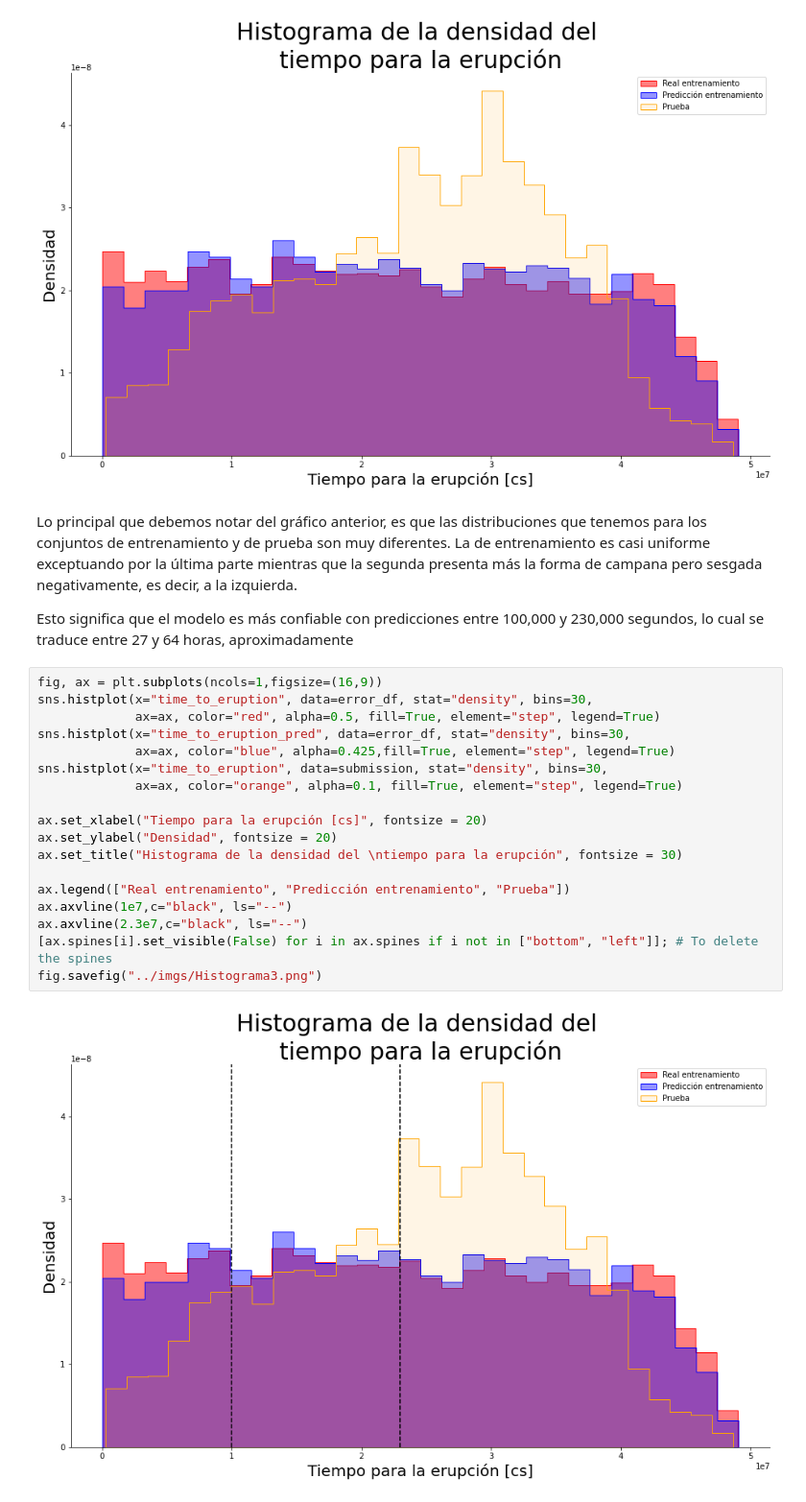
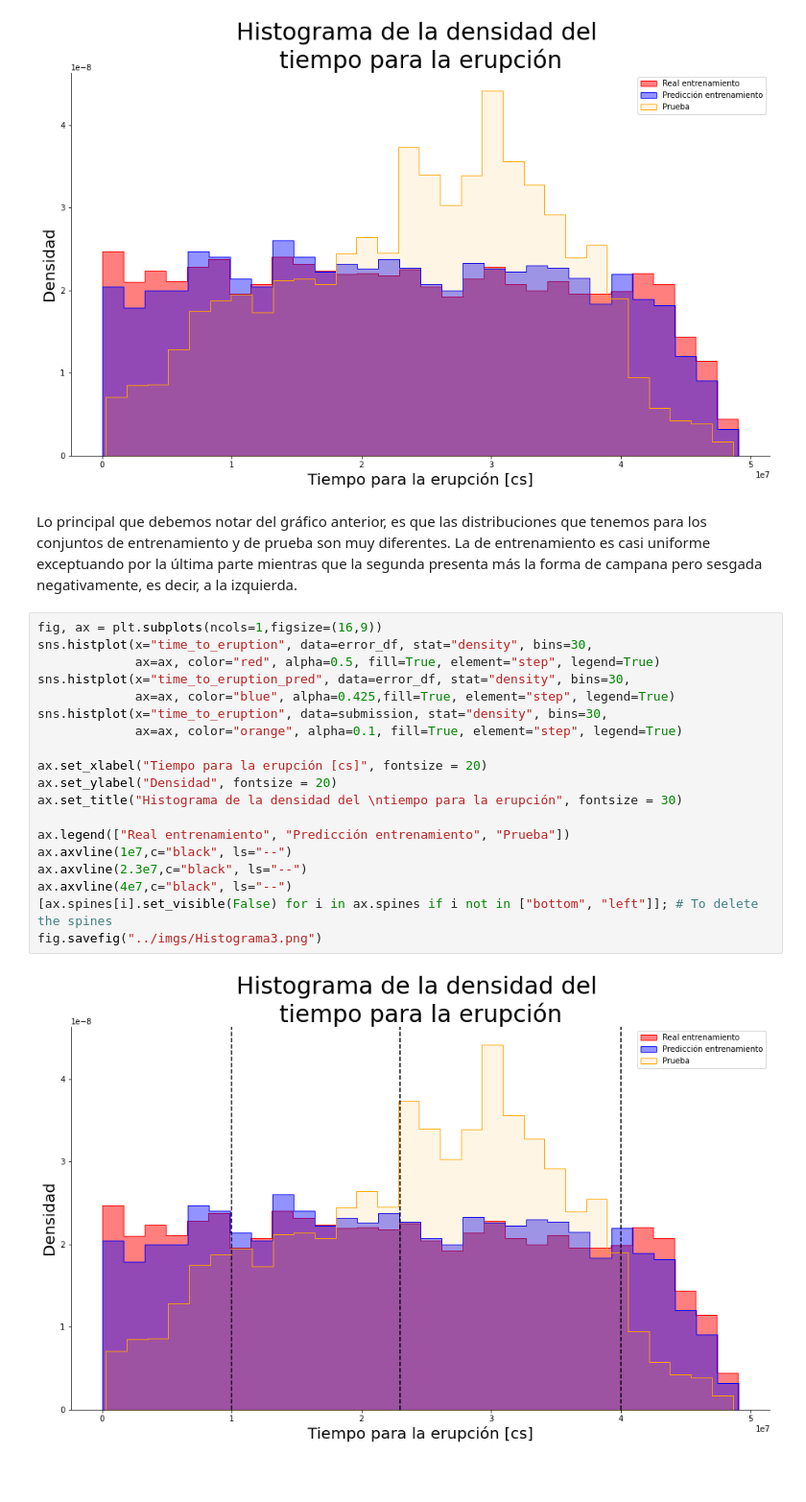
Before and after one commit to DanteBM/PronosticoErupciones, a Jupyter notebook: notebooks/NotebookMaestro.ipynb, the cells around one changed output. Shown at 96% size. Cells and saved outputs as stored; diff of their text form; blank space fills up the shorter version.

```diff
--- a/notebooks/NotebookMaestro.ipynb
+++ b/notebooks/NotebookMaestro.ipynb
@@ -1435,25 +1476,24 @@ fig.savefig("../imgs/Histograma2.png")
 [figure]
 # %% [markdown]
 Lo principal que debemos notar del gráfico anterior, es que las distribuciones que tenemos para los conjuntos de entrenamiento y de prueba son muy diferentes. La de entrenamiento es casi uniforme exceptuando por la última parte mientras que la segunda presenta más la forma de campana pero sesgada negativamente, es decir, a la izquierda.
-
-Esto significa que el modelo es más confiable con predicciones entre 100,000 y 230,000 segundos, lo cual se traduce entre 27 y 64 horas, aproximadamente
 # %%
 fig, ax = plt.subplots(ncols=1,figsize=(16,9))
 sns.histplot(x="time_to_eruption", data=error_df, stat="density", bins=30,
              ax=ax, color="red", alpha=0.5, fill=True, element="step", legend=True)
 sns.histplot(x="time_to_eruption_pred", data=error_df, stat="density", bins=30,
              ax=ax, color="blue", alpha=0.425,fill=True, element="step", legend=True)
 sns.histplot(x="time_to_eruption", data=submission, stat="density", bins=30,
              ax=ax, color="orange", alpha=0.1, fill=True, element="step", legend=True)
 
 ax.set_xlabel("Tiempo para la erupción [cs]", fontsize = 20)
 ax.set_ylabel("Densidad", fontsize = 20)
 ax.set_title("Histograma de la densidad del \ntiempo para la erupción", fontsize = 30)
 
 ax.legend(["Real entrenamiento", "Predicción entrenamiento", "Prueba"])
 ax.axvline(1e7,c="black", ls="--")
 ax.axvline(2.3e7,c="black", ls="--")
+ax.axvline(4e7,c="black", ls="--")
 [ax.spines[i].set_visible(False) for i in ax.spines if i not in ["bottom", "left"]]; # To delete the spines
 fig.savefig("../imgs/Histograma3.png")
 # %% [output]
-[figure, old version]
+[figure, new version]
```
Also changed, not shown: parts of 23 cells of this notebook.
